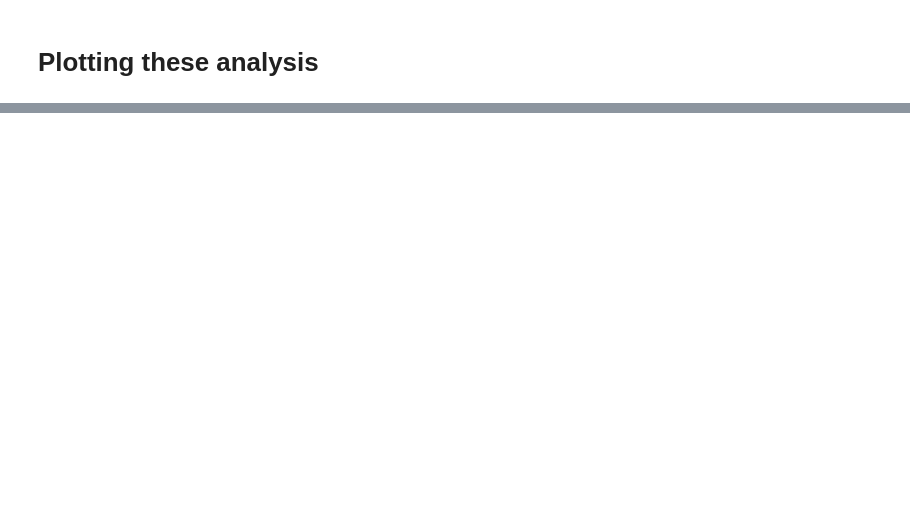
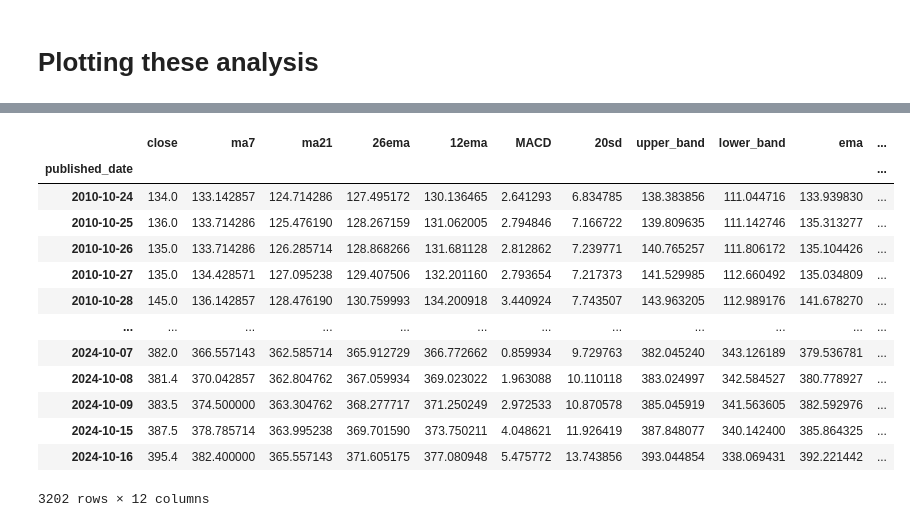
Before and after one commit to SamirWagle/Stock-Market-Prediction-using-RSI-and-MACD, a Jupyter notebook: stockpredict.ipynb, the cells around one changed output, grey strips where cells are left out. Drawn from its saved outputs; the diff is of its cells as text; code cells hidden in the pictures; blank space fills up the shorter version.

```diff
--- a/stockpredict.ipynb
+++ b/stockpredict.ipynb
@@ -117,0 +233,17 @@ df.head()
+# %%
+df
+# %% [output]
+|  | close | ma7 | ma21 | 26ema | 12ema | MACD | 20sd | upper_band | lower_band | ema | ... |
+| published_date |  |  |  |  |  |  |  |  |  |  | ... |
+| 2010-10-24 | 134.0 | 133.142857 | 124.714286 | 127.495172 | 130.136465 | 2.641293 | 6.834785 | 138.383856 | 111.044716 | 133.939830 | ... |
+| 2010-10-25 | 136.0 | 133.714286 | 125.476190 | 128.267159 | 131.062005 | 2.794846 | 7.166722 | 139.809635 | 111.142746 | 135.313277 | ... |
+| 2010-10-26 | 135.0 | 133.714286 | 126.285714 | 128.868266 | 131.681128 | 2.812862 | 7.239771 | 140.765257 | 111.806172 | 135.104426 | ... |
+| 2010-10-27 | 135.0 | 134.428571 | 127.095238 | 129.407506 | 132.201160 | 2.793654 | 7.217373 | 141.529985 | 112.660492 | 135.034809 | ... |
+| 2010-10-28 | 145.0 | 136.142857 | 128.476190 | 130.759993 | 134.200918 | 3.440924 | 7.743507 | 143.963205 | 112.989176 | 141.678270 | ... |
+| ... | ... | ... | ... | ... | ... | ... | ... | ... | ... | ... | ... |
+| 2024-10-07 | 382.0 | 366.557143 | 362.585714 | 365.912729 | 366.772662 | 0.859934 | 9.729763 | 382.045240 | 343.126189 | 379.536781 | ... |
+| 2024-10-08 | 381.4 | 370.042857 | 362.804762 | 367.059934 | 369.023022 | 1.963088 | 10.110118 | 383.024997 | 342.584527 | 380.778927 | ... |
+| 2024-10-09 | 383.5 | 374.500000 | 363.304762 | 368.277717 | 371.250249 | 2.972533 | 10.870578 | 385.045919 | 341.563605 | 382.592976 | ... |
+| 2024-10-15 | 387.5 | 378.785714 | 363.995238 | 369.701590 | 373.750211 | 4.048621 | 11.926419 | 387.848077 | 340.142400 | 385.864325 | ... |
+| 2024-10-16 | 395.4 | 382.400000 | 365.557143 | 371.605175 | 377.080948 | 5.475772 | 13.743856 | 393.044854 | 338.069431 | 392.221442 | ... |
+3202 rows × 12 columns
```
Also changed, not shown: parts of 19 cells of this notebook.
